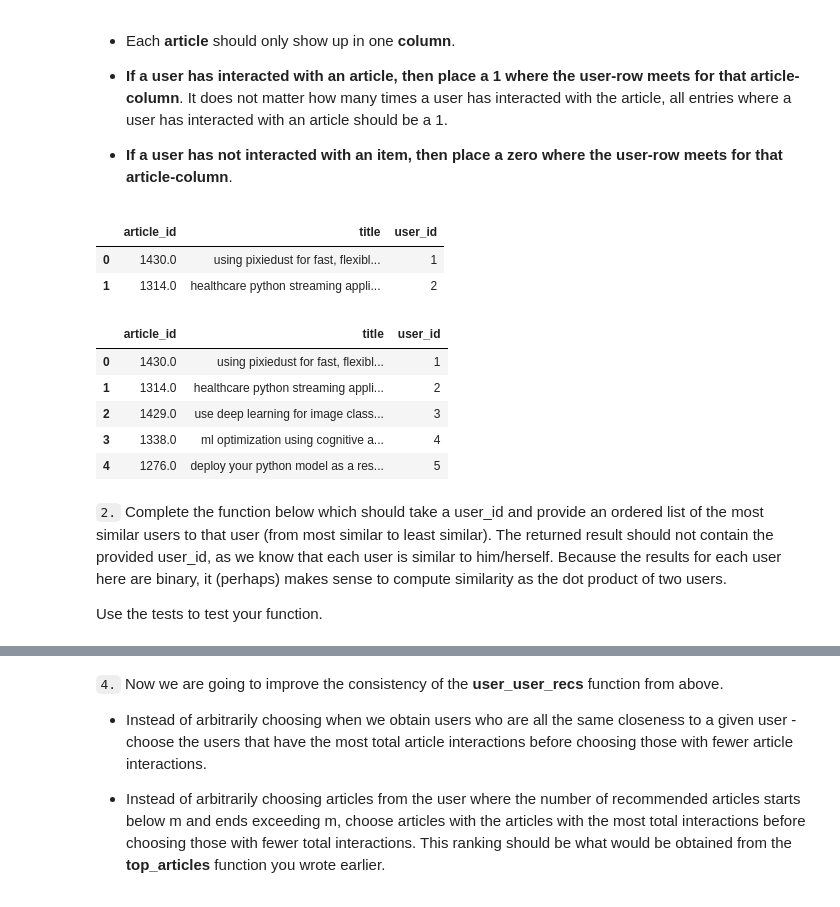
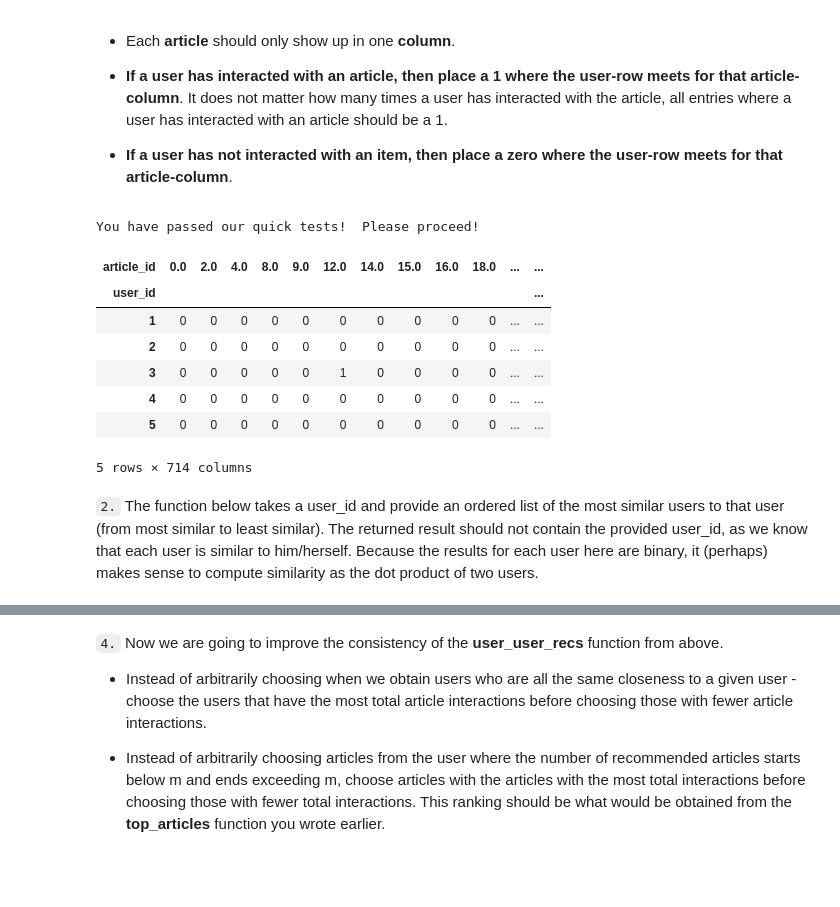
Before and after one commit to mrme77/recommender-engines, a Jupyter notebook: Recommendations_with_IBM.ipynb, the cells around one changed output, grey strips where cells are left out. Cells and saved outputs as stored; diff of their text form; code cells hidden in the pictures; blank space fills up the shorter version.

```diff
--- a/Recommendations_with_IBM.ipynb
+++ b/Recommendations_with_IBM.ipynb
@@ -270,9 +270,3 @@ Your top_20 looks like the solution list! Nice job.
 
 
 * **If a user has not interacted with an item, then place a zero where the user-row meets for that article-column**.
-# %%
-df.head(2)
-# %% [output]
-|  | article_id | title | user_id |
-| 0 | 1430.0 | using pixiedust for fast, flexibl... | 1 |
-| 1 | 1314.0 | healthcare python streaming appli... | 2 |
@@ -281,9 +273,44 @@ test = df.groupby('user_id')['article_id'].apply(list).reset_index(drop=True)
+# %%
+# create the user-article matrix with 1's and 0's
+
+def create_user_item_matrix(df):
+    '''
+    INPUT:
+    df - pandas dataframe with article_id, title, user_id columns
+
+    OUTPUT:
+    user_item - user item matrix
+
+    Description:
+    Return a matrix with user ids as rows and article ids on the columns with 1 values where a user interacted with
+    an article and a 0 otherwise
+    '''
+    user_item = pd.pivot_table(df,
+                                   values='interaction',
+                                   index='user_id',
+                                   columns='article_id',
+                                   fill_value=0,
+                                   aggfunc='max')
+
+    return user_item # return the user_item matrix
+
+user_item = create_user_item_matrix(df)
+# %%
+## Above code should pass tests with no changes
+assert user_item.shape[0] == 5149, "Oops!  The number of users in the user-article matrix doesn't look right."
+assert user_item.shape[1] == 714, "Oops!  The number of articles in the user-article matrix doesn't look right."
+assert user_item.sum(axis=1)[1] == 36, "Oops!  The number of articles seen by user 1 doesn't look right."
+print("You have passed our quick tests!  Please proceed!")
+# %% [output]
+You have passed our quick tests!  Please proceed!
 # %%
-df.head()
+user_item.head()
 # %% [output]
-|  | article_id | title | user_id |
-| 0 | 1430.0 | using pixiedust for fast, flexibl... | 1 |
-| 1 | 1314.0 | healthcare python streaming appli... | 2 |
-| 2 | 1429.0 | use deep learning for image class... | 3 |
-| 3 | 1338.0 | ml optimization using cognitive a... | 4 |
-| 4 | 1276.0 | deploy your python model as a res... | 5 |
+| article_id | 0.0 | 2.0 | 4.0 | 8.0 | 9.0 | 12.0 | 14.0 | 15.0 | 16.0 | 18.0 | ... | ... |
+| user_id |  |  |  |  |  |  |  |  |  |  |  | ... |
+| 1 | 0 | 0 | 0 | 0 | 0 | 0 | 0 | 0 | 0 | 0 | ... | ... |
+| 2 | 0 | 0 | 0 | 0 | 0 | 0 | 0 | 0 | 0 | 0 | ... | ... |
+| 3 | 0 | 0 | 0 | 0 | 0 | 1 | 0 | 0 | 0 | 0 | ... | ... |
+| 4 | 0 | 0 | 0 | 0 | 0 | 0 | 0 | 0 | 0 | 0 | ... | ... |
+| 5 | 0 | 0 | 0 | 0 | 0 | 0 | 0 | 0 | 0 | 0 | ... | ... |
+5 rows × 714 columns
@@ -316,7 +317,5 @@ print("You have passed our quick tests!  Please proceed!")
 # %% [markdown]
-`2.` Complete the function below which should take a user_id and provide an ordered list of the most similar users to that user (from most similar to least similar).  The returned result should not contain the provided user_id, as we know that each user is similar to him/herself. Because the results for each user here are binary, it (perhaps) makes sense to compute similarity as the dot product of two users.
-
-Use the tests to test your function.
+`2.` The function below takes a user_id and provide an ordered list of the most similar users to that user (from most similar to least similar).  The returned result should not contain the provided user_id, as we know that each user is similar to him/herself. Because the results for each user here are binary, it (perhaps) makes sense to compute similarity as the dot product of two users.
 # %%
 def find_similar_users(user_id, user_item=user_item):
     '''
```
Also changed, not shown: parts of 9 cells of this notebook.
